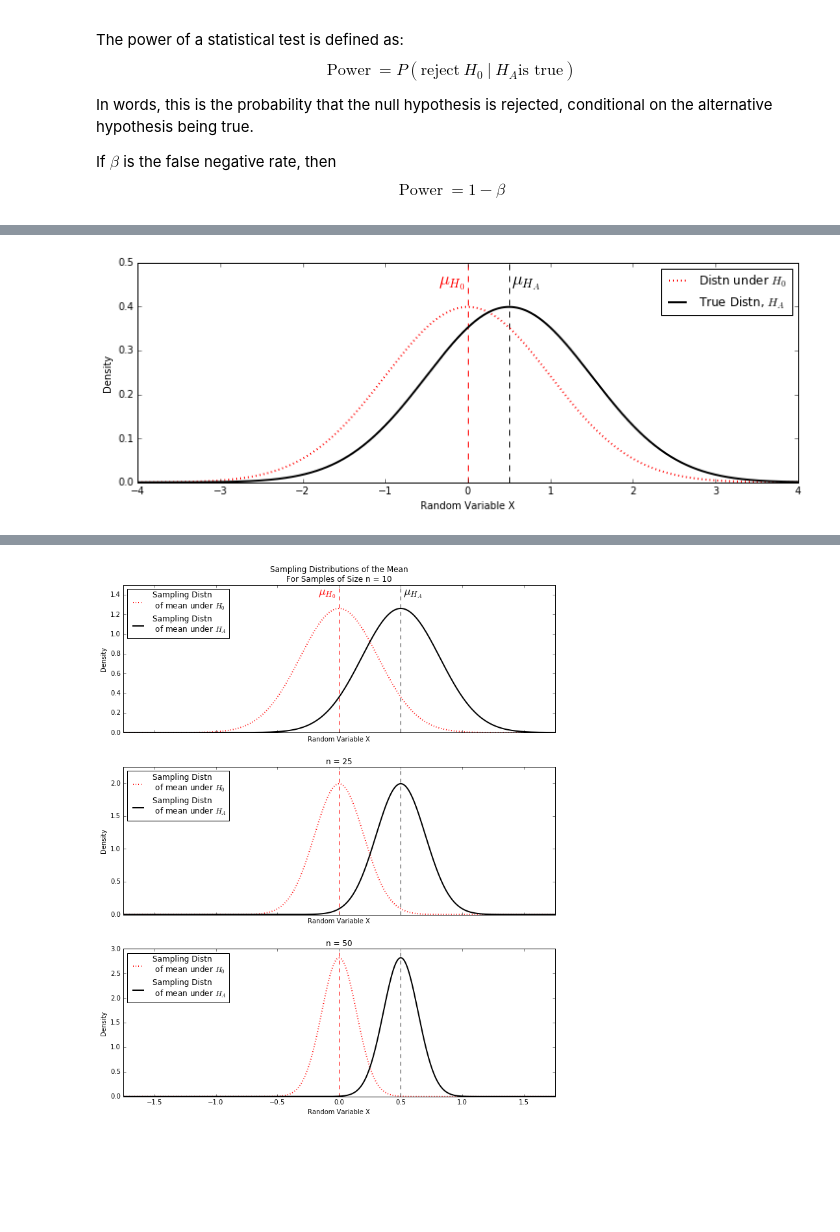
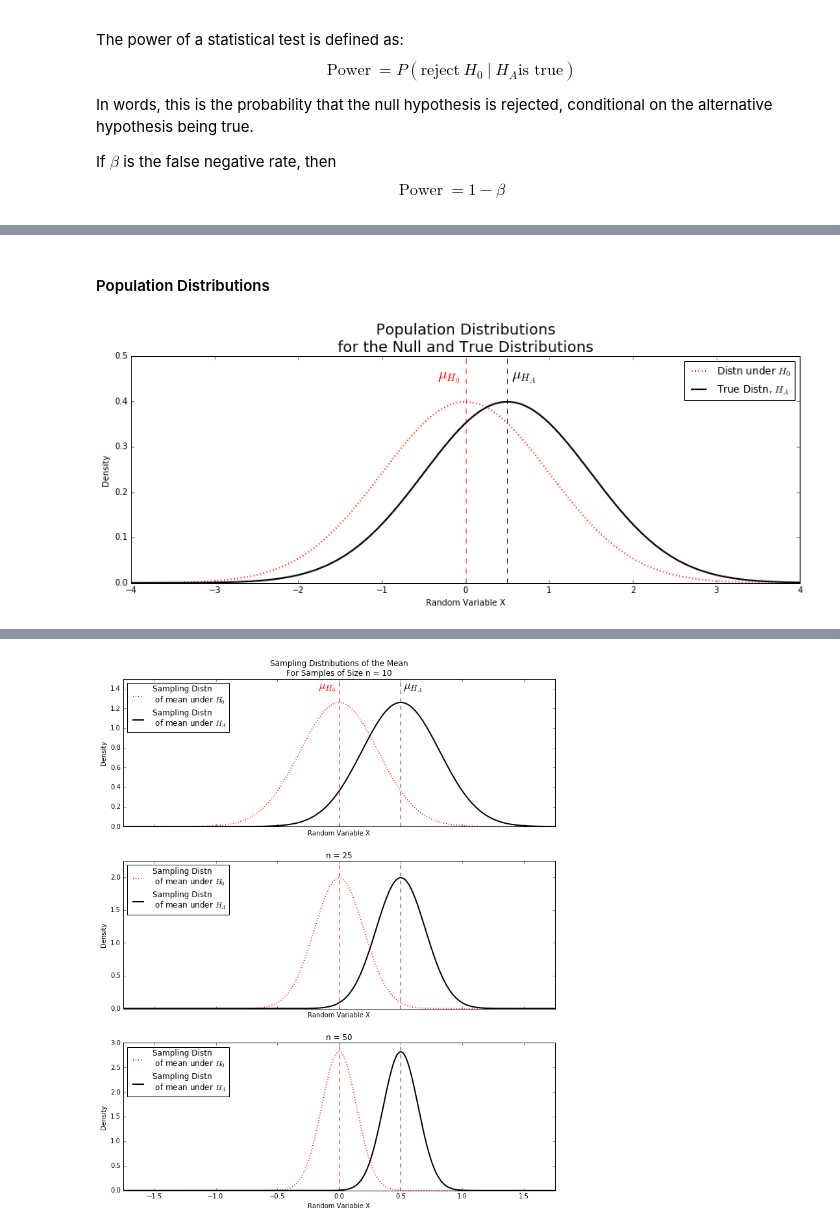
Before and after one commit to Bio204-class/bio204-notebooks, a Jupyter notebook: inclass-2016-03-09-Introduction-to-Statistical-Power.ipynb, the cells around one changed output, grey strips where cells are left out. Saved outputs shown, nothing was run; the diff lists cells and outputs as text; code cells hidden in the pictures; blank space fills up the shorter version.

```diff
--- a/inclass-2016-03-09-Introduction-to-Statistical-Power.ipynb
+++ b/inclass-2016-03-09-Introduction-to-Statistical-Power.ipynb
@@ -63,28 +72,32 @@ Below are the population distributions under the null hypothesis (red) compared
+# %% [markdown]
+#### Population Distributions
 # %%
 muH0, muHA = 0, 0.5
 sigma = 1
 
-fig, ax1 = plt.subplots(figsize=(12,4))
+fig, ax1 = plt.subplots(figsize=(12,5))
 x = np.linspace(-4, 4, 500)
 
 ax1.plot(x, stats.norm.pdf(x, loc=muH0, scale=sigma), color='red',
          linestyle='dotted', linewidth=2, label='Distn under $H_0$')
 ax1.plot(x, stats.norm.pdf(x, loc=muHA, scale=sigma), color='black',
          linewidth=2, label='True Distn, $H_A$')
 
 offset = 0.2
 ax1.text(muH0 - offset, 0.45, "$\mu_{H_0}$",
          horizontalalignment='center', color='red', fontsize=18)
 ax1.text(muHA + offset, 0.45, "$\mu_{H_A}$",
          horizontalalignment='center', color='black', fontsize=18)
 
 ax1.set_ylim(0, 0.5)
 ax1.vlines(muH0,0,0.5,color='red', linestyle='dashed')
 ax1.vlines(muHA,0,0.5,color='black', linestyle='dashed')
 ax1.legend(loc='best')
 ax1.set_xlabel("Random Variable X")
 ax1.set_ylabel("Density")
+ax1.set_title("Population Distributions\nfor the Null and True Distributions",fontsize=18)
+fig.tight_layout()
 #fig.savefig("fig-H0distn-vs-TrueDistn.pdf")
 pass
 # %% [output]
-[figure, old version]
+[figure, new version]
```
Also changed, not shown: parts of 18 cells of this notebook.
